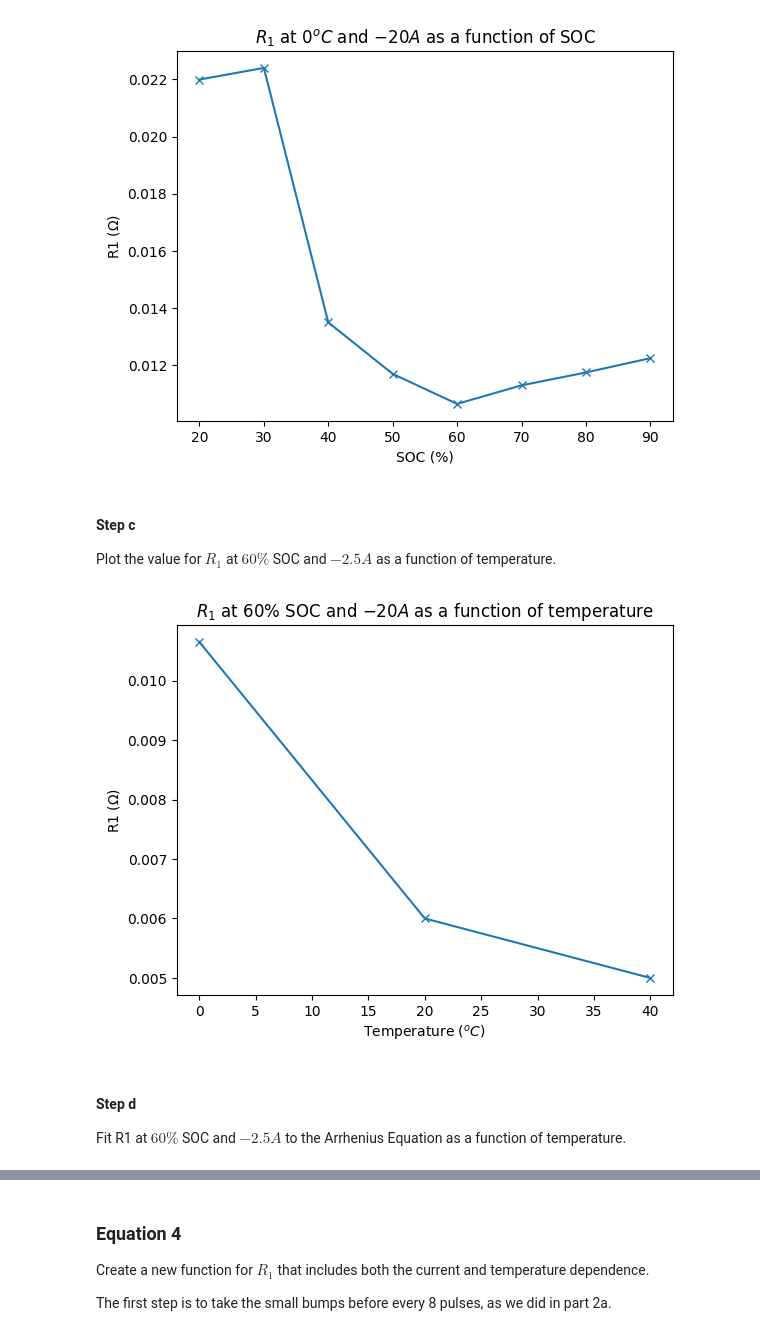
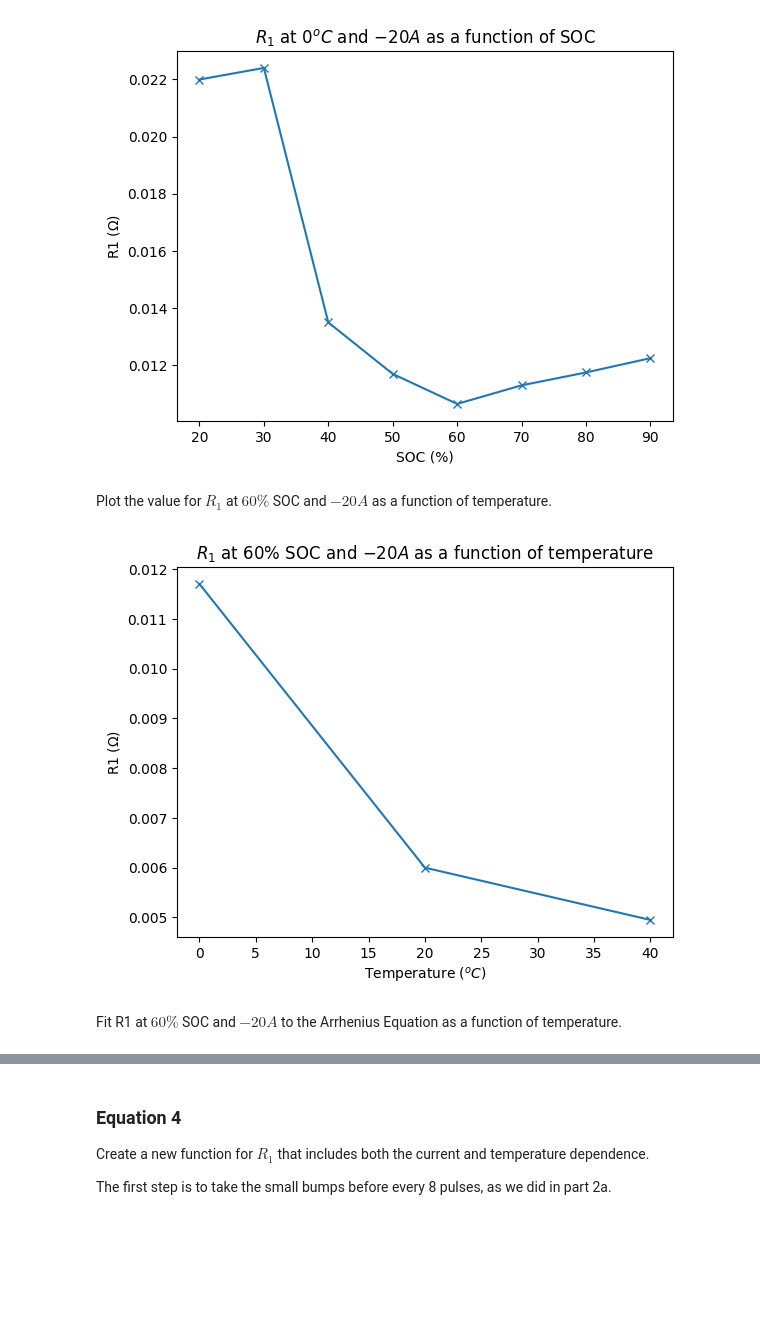
Before and after one commit to sunfanyi/modelling-of-lithium-ion-batteries, a Jupyter notebook: part_3.9.ipynb, the cells around one changed output, grey strips where cells are left out. Drawn from its saved outputs; the diff is of its cells as text; code cells hidden in the pictures; blank space fills up the shorter version.

```diff
--- a/part_3.9.ipynb
+++ b/part_3.9.ipynb
@@ -203,25 +201,21 @@ plt.show()
 # %% [output]
 [figure]
 # %% [markdown]
-#### Step c
-
-Plot the value for $R_1$ at $60\%$ SOC and $-2.5A$ as a function of temperature.
+Plot the value for $R_1$ at $60\%$ SOC and $-20A$ as a function of temperature.
 # %%
-idx_25 = np.where(np.abs(I_peaks[0, 0]-(20)) < 0.01)[0][0]
+idx_20 = np.where(np.abs(I_peaks[0, 0]-(20)) < 0.01)[0][0]
 T_fit = [0, 20, 40]
-R1_true = R1_tab[:, 3, idx_25]
+R1_true = R1_tab[:, 4, idx_20]
 
 plt.plot(T_fit, R1_true, '-x')
 plt.xlabel('Temperature ($^oC$)')
 plt.ylabel('R1 ($\Omega$)')
 plt.title('$R_1$ at $60\%$ SOC and $-20A$ as a function of temperature')
 plt.show()
 # %% [output]
-[figure, old version]
+[figure, new version]
 # %% [markdown]
-#### Step d
-
-Fit R1 at $60\%$ SOC and $-2.5A$ to the Arrhenius Equation as a function of temperature.
+Fit R1 at $60\%$ SOC and $-20A$ to the Arrhenius Equation as a function of temperature.
 # %%
 T0 = 20
 # Define the Arrhenius Equation
```
Also changed, not shown: parts of 5 cells of this notebook.
